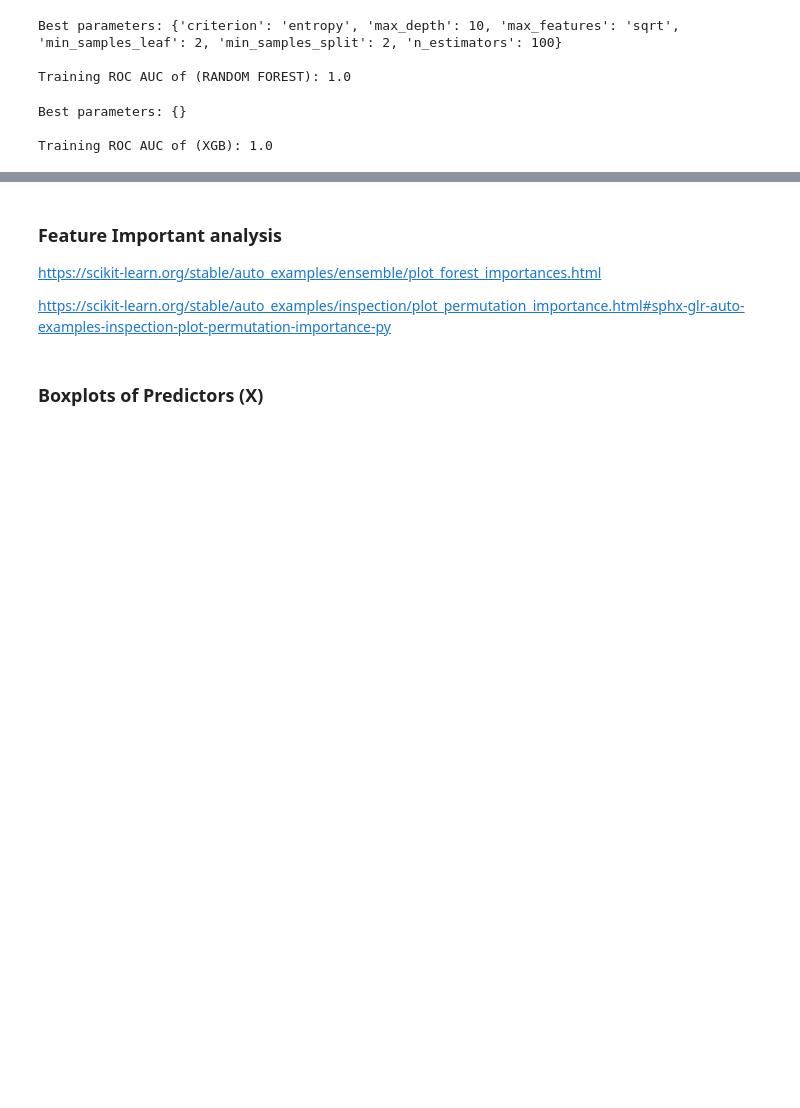
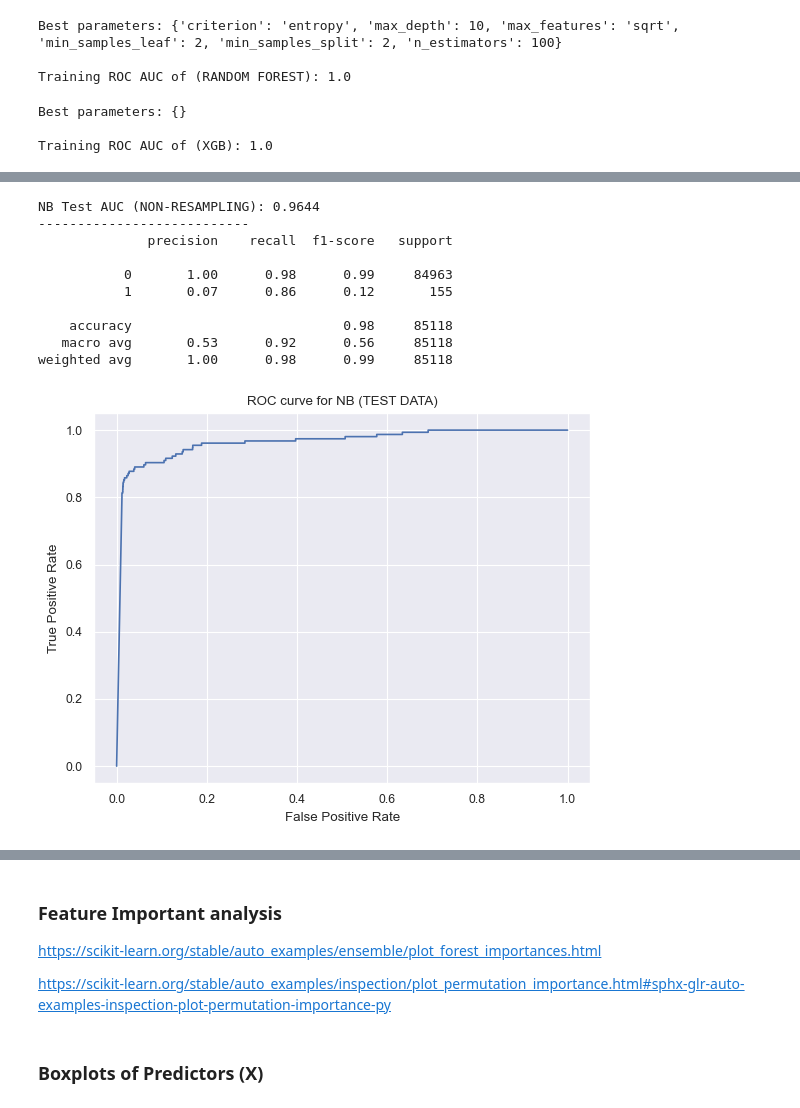
Before and after one commit to yvonnevydao/Credit_Fraud_Detection, a Jupyter notebook: credit_fraud_detection.ipynb, the cells around one changed output, grey strips where cells are left out. Saved outputs shown, nothing was run; the diff lists cells and outputs as text; code cells hidden in the pictures; blank space fills up the shorter version.

```diff
--- a/credit_fraud_detection.ipynb
+++ b/credit_fraud_detection.ipynb
@@ -2314,0 +2381,41 @@ plt.show()
+# %%
+## NB ------------------------------------
+
+# Train the model with the best hyperparameters found
+NB_model_NON = GaussianNB(var_smoothing=0.001)
+NB_model_NON.fit(X_train, y_train)
+
+# Predict on the test data
+y_pred_NB_NON = NB_model_NON.predict(X_test)
+
+# Calculate and print the ROC AUC score on the test data
+print("NB Test AUC (NON-RESAMPLING):", round(roc_auc_score(y_test, NB_model_NON.predict_proba(X_test)[:, 1]), 4))
+
+# Print classification report for the test data ----------------
+print('---------------------------')
+print(classification_report(y_test, y_pred_NB_NON))
+
+# Plot ROC curve ----------------------------------------------
+# Predict probabilities for the test data
+proba_NB = NB_model_NON.predict_proba(X_test)
+# Compute False Positive Rate (FPR) and True Positive Rate (TPR)
+fpr_NB, tpr_NB, _NB = metrics.roc_curve(y_test, proba_NB[:, 1])
+
+# Plotting the ROC curve
+plt.plot(fpr_NB, tpr_NB)
+plt.xlabel('False Positive Rate')
+plt.ylabel('True Positive Rate')
+plt.title("ROC curve for NB (TEST DATA)")
+plt.show()
+# %% [output]
+NB Test AUC (NON-RESAMPLING): 0.9644
+---------------------------
+              precision    recall  f1-score   support
+
+           0       1.00      0.98      0.99     84963
+           1       0.07      0.86      0.12       155
+
+    accuracy                           0.98     85118
+   macro avg       0.53      0.92      0.56     85118
+weighted avg       1.00      0.98      0.99     85118
+[figure, added]
```
Also changed, not shown: parts of 34 cells of this notebook.
